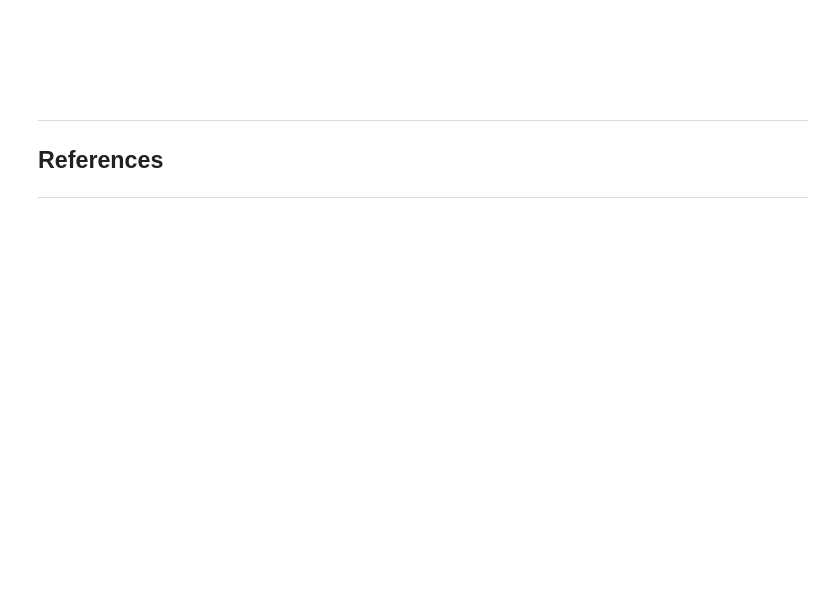
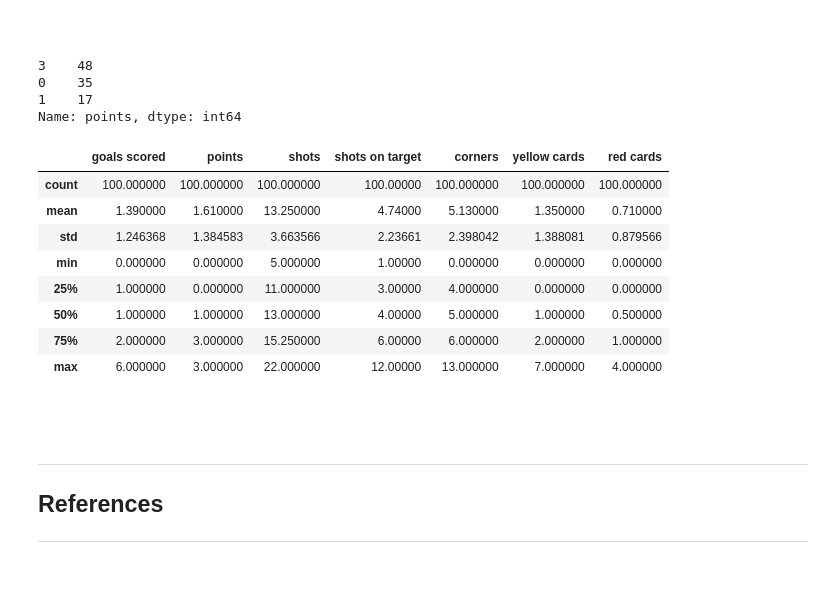
Before and after one commit to kmcd14/ProgrammingDA-project, a Jupyter notebook: data_sim.ipynb, the cells around one changed output. Saved outputs shown, nothing was run; the diff lists cells and outputs as text; code cells hidden in the pictures; blank space fills up the shorter version.

Commit message:
fixing points function, because you cannot get 3 points if you don't score at least 1 goal, running kernal in order to make sure everything is working

```diff
--- a/data_sim.ipynb
+++ b/data_sim.ipynb
@@ -782,10 +785,13 @@ rng = np.random.default_rng(seed=0)
 
 # win, lose, draw
 wld = [3, 0, 1]
+ld = [0, 1]
 
 # Generating point outcome for home or away team
-home_outcome = rng.choice(wld, 56, p=[0.47,0.28,0.25]) # Home team has better probability of winning
-away_outcome = rng.choice(wld, 44, p=[0.28,0.47,0.25]) # Probability of winning is lower
+home_outcome = rng.choice(wld, 56, p=[0.70,0.10,0.20]) # Home team has better probability of winning
+home_outcome_no_goals = rng.choice(ld, 56, p=[0.40,0.60]) # Can't win if you don't score
+away_outcome = rng.choice(wld, 44, p=[0.47,0.47,0.06]) # Probability of winning is lower
+away_outcome_no_goal = rng.choice(ld, 44, p=[0.60,0.40]) # Can't win if you don't score
 # %% [markdown]
 <br>
 # %% [markdown]
@@ -793,6 +799,8 @@ away_outcome = rng.choice(wld, 44, p=[0.28,0.47,0.25]) # Probability of winning
 # %%
 # Randomly setting the seed
 rng = np.random.default_rng(seed=0)
+
+
 
 
 
@@ -801,11 +809,11 @@ rng = np.random.default_rng(seed=0)
 def goal(playing):
          # If home team use these parameters
         if playing['played'] == 'home':
-            a =  rng.poisson(lam=1.5, size=90)
+            a =  rng.poisson(lam=2, size=90)
             return rng.choice(a)
         # If away team use these parameters
         else:
-            b =  rng.poisson(lam=1.2, size=90)
+            b =  rng.poisson(lam=0.8, size=90)
             return rng.choice(b)
 
 
@@ -815,12 +823,18 @@ def goal(playing):
 
 # Creating a function to generate points
 def points(playing):
-        # Use home_outcome variable if team is home
-        if playing['played'] == 'home':
+        # Use home_outcome variable if team is home & if more that 1 goal scored
+        if playing['played'] == 'home'  and playing['goals scored'] > 0:
             return rng.choice(home_outcome)
-        # Otherwise use the away variable
-        else:
+         # Use home_outcomife_no_goal variable if team is home & 0 goals scored
+        elif playing['played'] == 'home' and playing['goals scored'] == 0:
+            return rng.choice(home_outcome_no_goals)
+        # Use away_outcome variable if team is away & if more that 1 goal scored
+        elif playing['played'] == 'away' and  playing['goals scored'] > 0:
             return rng.choice(away_outcome)
+         # Use away_outcome_no_goal variable if team is away & 0 goals scored
+        elif playing['played'] == 'away' and  playing['goals scored'] == 0:
+            return rng.choice(away_outcome_no_goal)
 
 
 
@@ -948,5 +958,24 @@ df
 # %% [markdown]
 <br>
+# %%
+df['points'].value_counts()
+# %% [output]
+3    48
+0    35
+1    17
+Name: points, dtype: int64
+# %%
+df.describe()
+# %% [output]
+|  | goals scored | points | shots | shots on target | corners | yellow cards | red cards |
+| count | 100.000000 | 100.000000 | 100.000000 | 100.00000 | 100.000000 | 100.000000 | 100.000000 |
+| mean | 1.390000 | 1.610000 | 13.250000 | 4.74000 | 5.130000 | 1.350000 | 0.710000 |
+| std | 1.246368 | 1.384583 | 3.663566 | 2.23661 | 2.398042 | 1.388081 | 0.879566 |
+| min | 0.000000 | 0.000000 | 5.000000 | 1.00000 | 0.000000 | 0.000000 | 0.000000 |
+| 25% | 1.000000 | 0.000000 | 11.000000 | 3.00000 | 4.000000 | 0.000000 | 0.000000 |
+| 50% | 1.000000 | 1.000000 | 13.000000 | 4.00000 | 5.000000 | 1.000000 | 0.500000 |
+| 75% | 2.000000 | 3.000000 | 15.250000 | 6.00000 | 6.000000 | 2.000000 | 1.000000 |
+| max | 6.000000 | 3.000000 | 22.000000 | 12.00000 | 13.000000 | 7.000000 | 4.000000 |
 # %% [markdown]
 <br>
 # %% [markdown]
```
Also changed, not shown: parts of 9 cells of this notebook.
